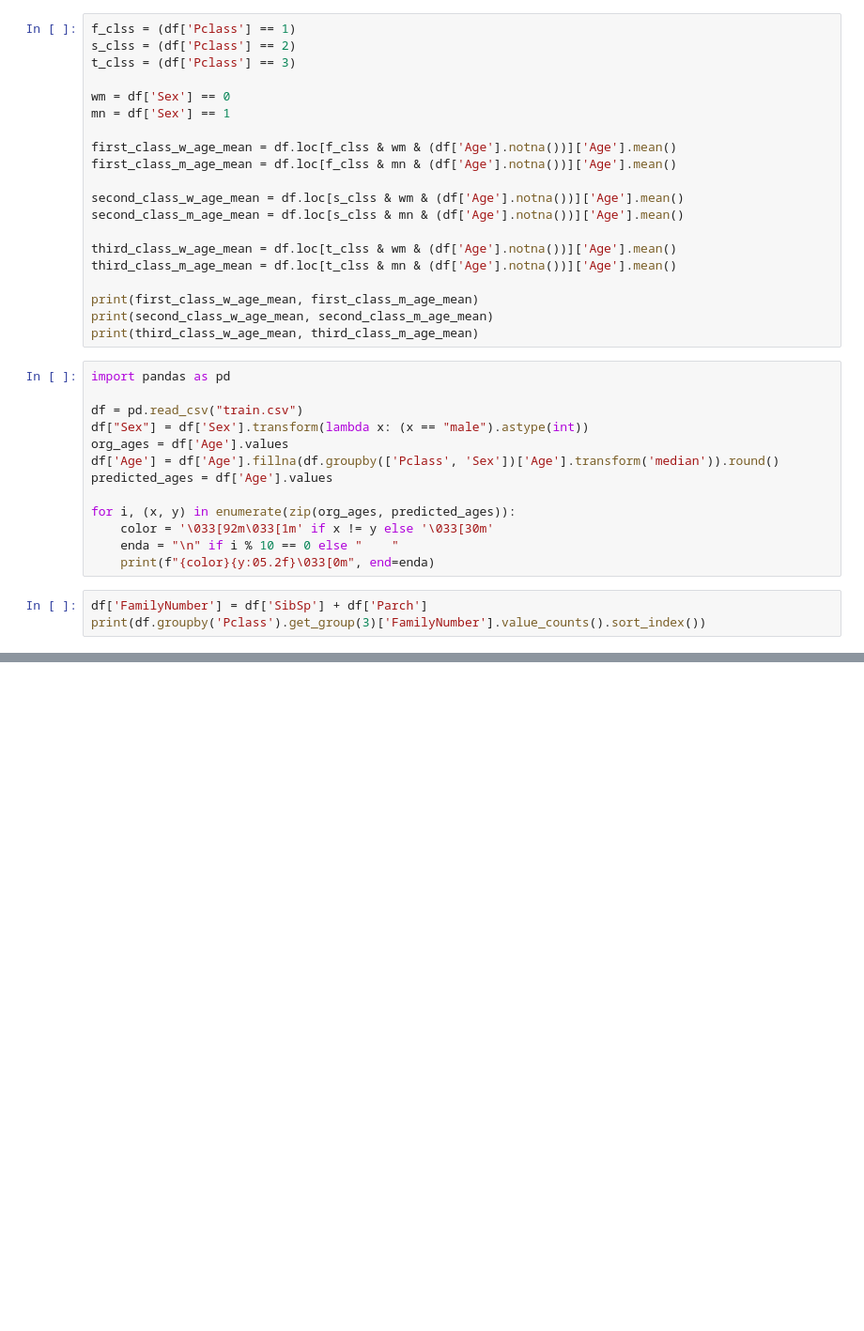
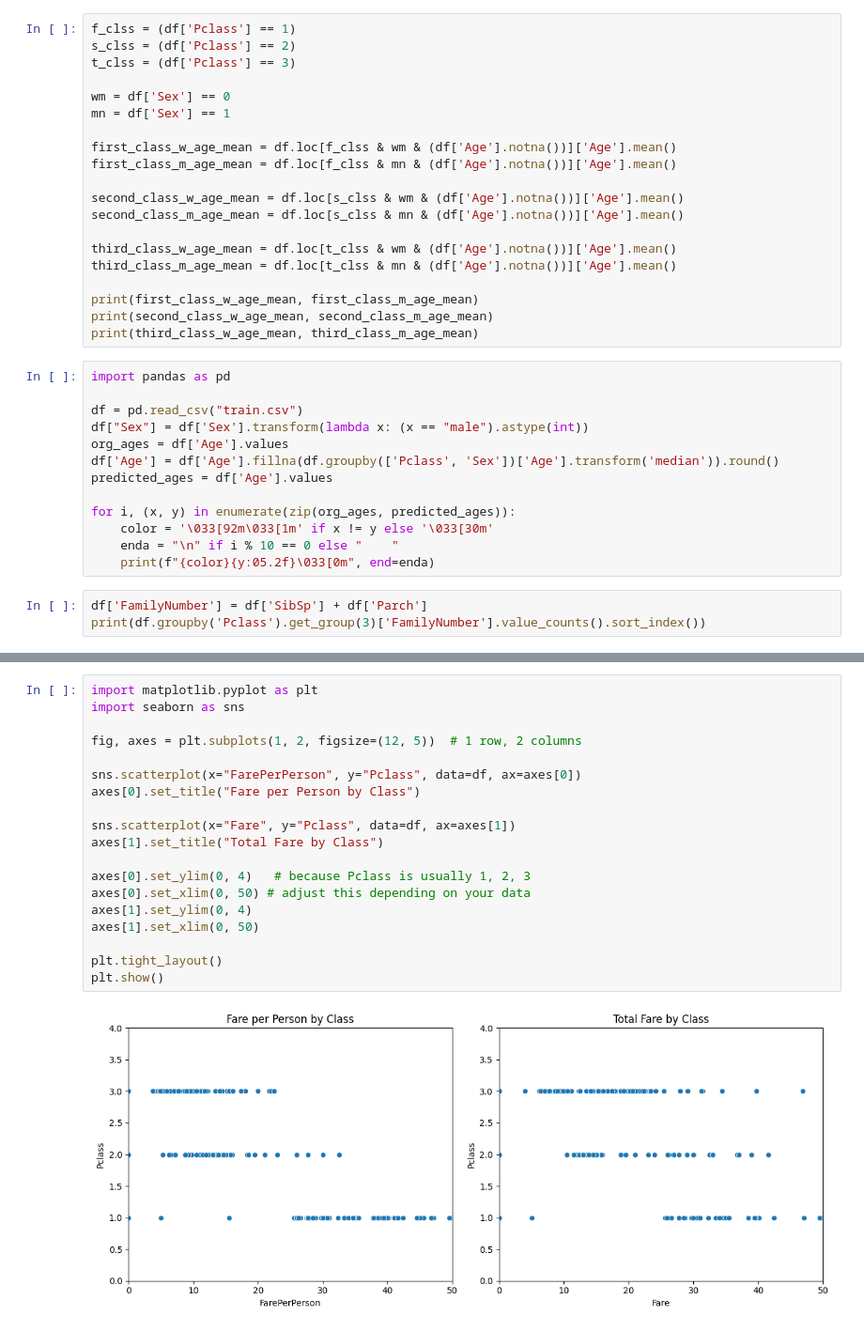
Before and after one commit to IgPugliese/titanic, a Jupyter notebook: book.ipynb, the cells around one changed output, grey strips where cells are left out. Shown at 94% size. Cells and saved outputs as stored; diff of their text form; blank space fills up the shorter version.

```diff
--- a/book.ipynb
+++ b/book.ipynb
@@ -59,0 +58,21 @@ KeyError: "None of [Index([   nan,  'C85',    nan, 'C123',    nan,    nan,  'E46
+# %%
+import matplotlib.pyplot as plt
+import seaborn as sns
+
+fig, axes = plt.subplots(1, 2, figsize=(12, 5))  # 1 row, 2 columns
+
+sns.scatterplot(x="FarePerPerson", y="Pclass", data=df, ax=axes[0])
+axes[0].set_title("Fare per Person by Class")
+
+sns.scatterplot(x="Fare", y="Pclass", data=df, ax=axes[1])
+axes[1].set_title("Total Fare by Class")
+
+axes[0].set_ylim(0, 4)   # because Pclass is usually 1, 2, 3
+axes[0].set_xlim(0, 50) # adjust this depending on your data
+axes[1].set_ylim(0, 4)
+axes[1].set_xlim(0, 50)
+
+plt.tight_layout()
+plt.show()
+# %% [output]
+[figure, added]
```
Also changed, not shown: parts of 6 cells of this notebook, 2 other files.
